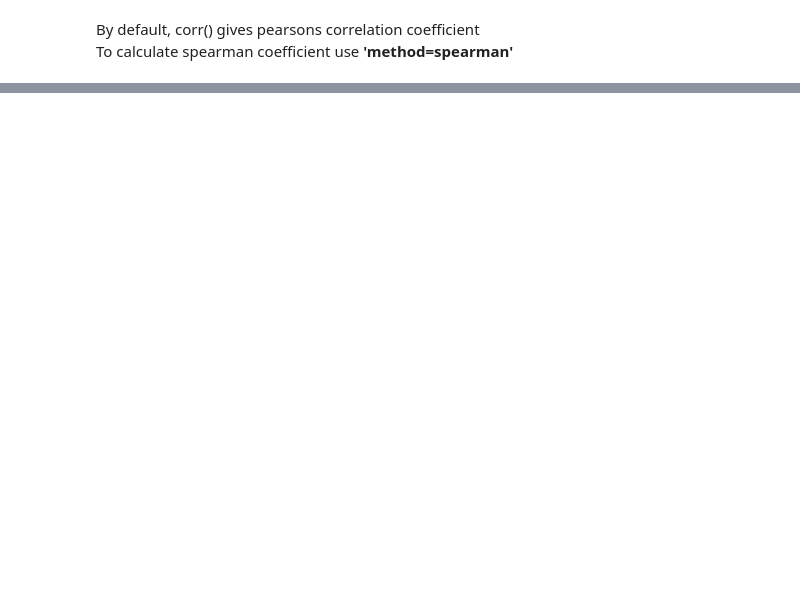
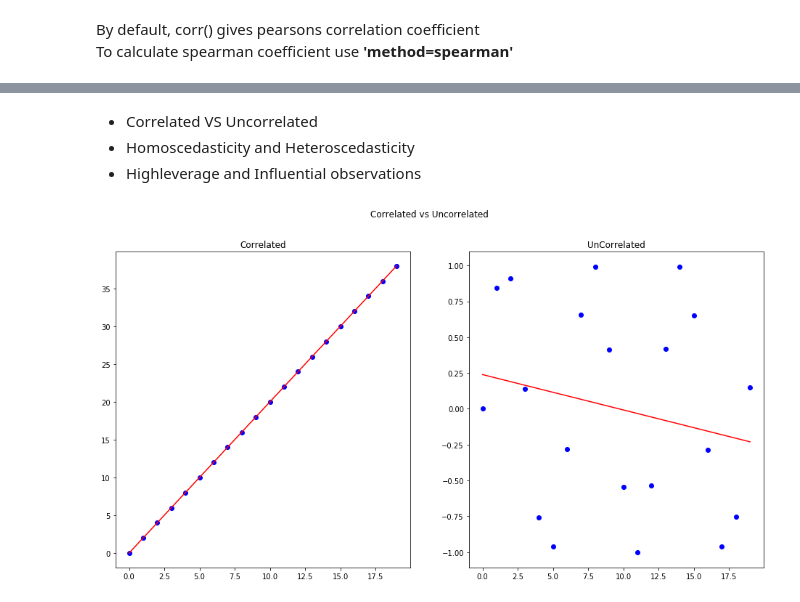
Before and after one commit to SivaLokam/supervisedlearning, a Jupyter notebook: Tutorials/Regression Tutorial.ipynb, the cells around one changed output, grey strips where cells are left out. Saved outputs shown, nothing was run; the diff lists cells and outputs as text; code cells hidden in the pictures; blank space fills up the shorter version.

```diff
--- a/Tutorials/Regression Tutorial.ipynb
+++ b/Tutorials/Regression Tutorial.ipynb
@@ -135,0 +163,4 @@ print(f"spearman_corr {spearman_corr}")
+# %% [markdown]
+* Correlated VS Uncorrelated
+* Homoscedasticity and Heteroscedasticity
+* Highleverage and Influential observations
@@ -135,0 +169,29 @@ print(f"spearman_corr {spearman_corr}")
+# %%
+#Lets generate some data to depict correlated and uncorrelated plots
+np.random.seed(42)
+x =  np.arange(20)
+y_corr = [2*xx+np.random.randint(1) for xx in x]
+y_uncorr = np.sin(x)
+# %%
+x_reshaped = x.reshape(-1,1)
+# %%
+lr_corr = LinearRegression()
+lr_corr.fit(x_reshaped,y_corr)
+y_corr_pred = lr_corr.predict(x_reshaped)
+# %%
+lr_uncorr = LinearRegression()
+lr_uncorr.fit(x_reshaped,y_uncorr)
+y_uncorr_pred = lr_uncorr.predict(x_reshaped)
+# %%
+fig,(axs1,axs2) = plt.subplots(1,2,sharex=False,sharey=False,figsize=(16,8))
+fig.suptitle("Correlated vs Uncorrelated")
+axs1.set_title("Correlated")
+axs1.scatter(x,y_corr,color="blue")
+axs1.plot(x,y_corr_pred,color="red")
+
+axs2.set_title("UnCorrelated")
+axs2.scatter(x,y_uncorr,color="blue")
+axs2.plot(x,y_uncorr_pred,color="red")
+plt.show()
+# %% [output]
+[figure, added]
```
Also changed, not shown: parts of 17 cells of this notebook, 3 other files.
